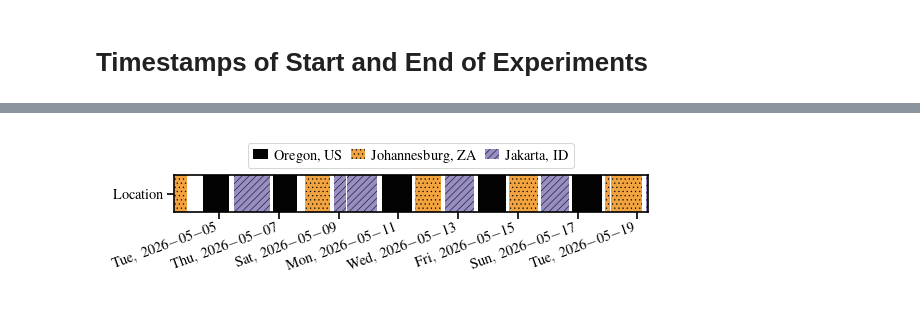
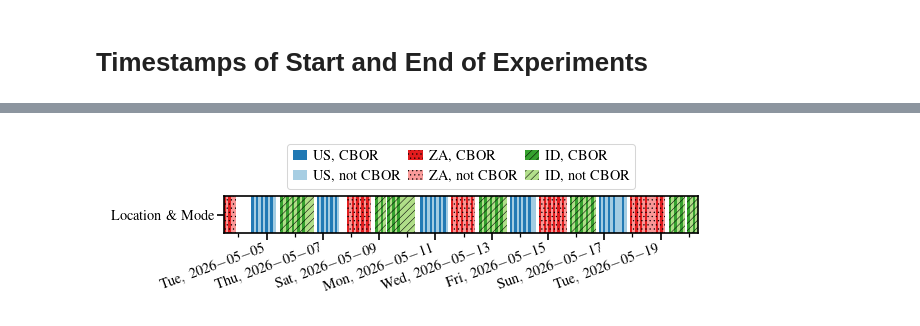
Before and after one commit to miri64/artifacts-tnsm26-cbor-dns-eval, a Jupyter notebook: 06_1evaluation.ipynb, the cells around one changed output, grey strips where cells are left out. Cells and saved outputs as stored; diff of their text form; code cells hidden in the pictures.

Commit message:
06_1evaluation: Update after 25 Jakarta runs

```diff
--- a/06_1evaluation.ipynb
+++ b/06_1evaluation.ipynb
@@ -1454,14 +1529,17 @@ shape: (1, 3)
 # Timestamps of Start and End of Experiments
 # %%
 LOCATIONS = {
-    "us-west": "Oregon, US",
-    "indonesia": "Jakarta, ID",
-    "africa-south": "Johannesburg, ZA",
+    "us-west": "US",
+    "indonesia": "ID",
+    "africa-south": "ZA",
 }
 LOCATION_COLORS = {
-    "us-west": "#030303",
-    "indonesia": "#998ec3",
-    "africa-south": "#f1a340",
+    ("us-west", False): matplotlib.colormaps["Paired"].colors[0],
+    ("us-west", True): matplotlib.colormaps["Paired"].colors[1],
+    ("indonesia", False):  matplotlib.colormaps["Paired"].colors[2],
+    ("indonesia", True):  matplotlib.colormaps["Paired"].colors[3],
+    ("africa-south", False):  matplotlib.colormaps["Paired"].colors[4],
+    ("africa-south", True):  matplotlib.colormaps["Paired"].colors[5],
 }
 LOCATION_HATCH = {
     "us-west": None,
@@ -1504,49 +1582,62 @@ display(
 
 for location in LOCATIONS_SORTED:
     for run in range(1, RUNS + 1):
-        run_start = lh.filter(
-            (polars.col("extra") == location) & (polars.col("run") == run)
-        )["lighthouse_timestamp"].min()
-        if run_start is None:
-            continue
-        if min_x is None or run_start < min_x:
-            min_x = run_start
-        run_end = lh.filter(
-            (polars.col("extra") == location) & (polars.col("run") == run)
-        )["lighthouse_timestamp"].max()
-        if run_end is None:
-            continue
-        run_end = pxy.filter(polars.col("lhts").is_not_null()).filter(
-            (polars.col("lhts") >= run_start)
-            & (polars.col("lhts") <= run_end)
-            & (polars.col("run") == run)
-        ).select("timestamp").max().collect()["timestamp"][0]
-        if max_x is None or run_end > max_x:
-            max_x = run_end
-        ax.barh(
-            0,
-            left=run_start,
-            width=[run_end - run_start],
-            color=LOCATION_COLORS[location],
-            hatch=LOCATION_HATCH[location],
-            height=0.8,
-        )
+        for compress in [True, False]:
+            run_start = lh.filter(
+                (polars.col("extra") == location)
+                & (polars.col("run") == run)
+                & (polars.col("compress") if compress else ~polars.col("compress"))
+            )["lighthouse_timestamp"].min()
+            if run_start is None:
+                continue
+            if min_x is None or run_start < min_x:
+                min_x = run_start
+            run_end = lh.filter(
+                (polars.col("extra") == location) & (polars.col("run") == run)
+            )["lighthouse_timestamp"].max()
+            if run_end is None:
+                continue
+            run_end = pxy.filter(polars.col("lhts").is_not_null()).filter(
+                (polars.col("lhts") >= run_start)
+                & (polars.col("lhts") <= run_end)
+                & (polars.col("run") == run)
+            ).select("timestamp").max().collect()["timestamp"][0]
+            if max_x is None or run_end > max_x:
+                max_x = run_end
+            ax.barh(
+                0,
+                left=run_start,
+                width=[run_end - run_start],
+                color=LOCATION_COLORS[location, compress],
+                hatch=LOCATION_HATCH[location],
+                height=0.8,
+                alpha=.99,
+            )
 
 ax.set_xlim(min_x, max_x)
-ax.xaxis.set_major_locator(matplotlib.dates.AutoDateLocator(minticks=7, maxticks=14))
+ax.xaxis.set_major_locator(matplotlib.dates.AutoDateLocator(minticks=8, maxticks=16))
+ax.xaxis.set_minor_locator(matplotlib.dates.DayLocator(interval=1))
 ax.xaxis.set_major_formatter(matplotlib.dates.DateFormatter('%a, %Y-%m-%d'))
 for label in ax.get_xticklabels():
     label.set_rotation(20)
     label.set_horizontalalignment('right')
 
 ax.set_ylim(-0.4, 0.4)
-ax.set_yticks([0], ["Location"])
+ax.set_yticks([0], [r"Location \& Mode"])
 
 handles = [
-    matplotlib.patches.Patch(facecolor=LOCATION_COLORS[l], label=LOCATIONS[l], hatch=LOCATION_HATCH[l])
+    matplotlib.patches.Patch(facecolor=LOCATION_COLORS[l, c], label=f"{LOCATIONS[l]}, {"CBOR" if c else "not CBOR"}", hatch=LOCATION_HATCH[l], alpha=.99)
     for l in LOCATIONS_SORTED
+    for c in [True, False]
 ]
 ax.legend(handles=handles, ncol=3, bbox_to_anchor=(0.5, 1), loc="lower center")
+filepath = EVALUATION_DIR / "plots" / "lighthouse-runtimes.pdf"
+display(
+    Markdown(
+        f"## [Lighthouse Runtimes]({str(filepath.relative_to(pathlib.Path.cwd()))})"
+    )
+)
+matplotlib.pyplot.savefig(filepath, bbox_inches="tight", pad_inches=0.01)
 matplotlib.pyplot.show()
 # %% [output]
 
@@ -1555 +1647 @@ matplotlib.pyplot.show()
-[figure, old version]
+[figure, new version]
```
Also changed, not shown: parts of 11 cells of this notebook.
